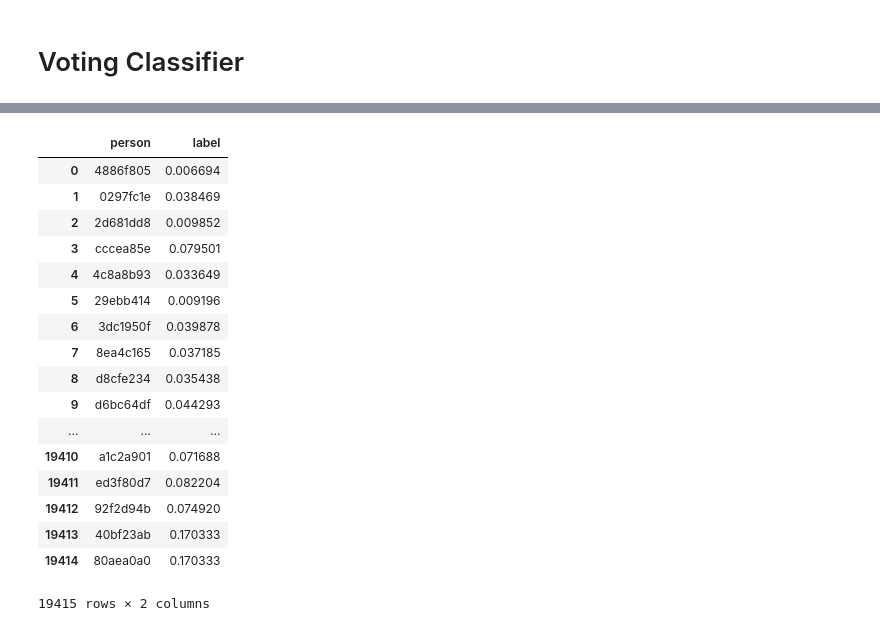
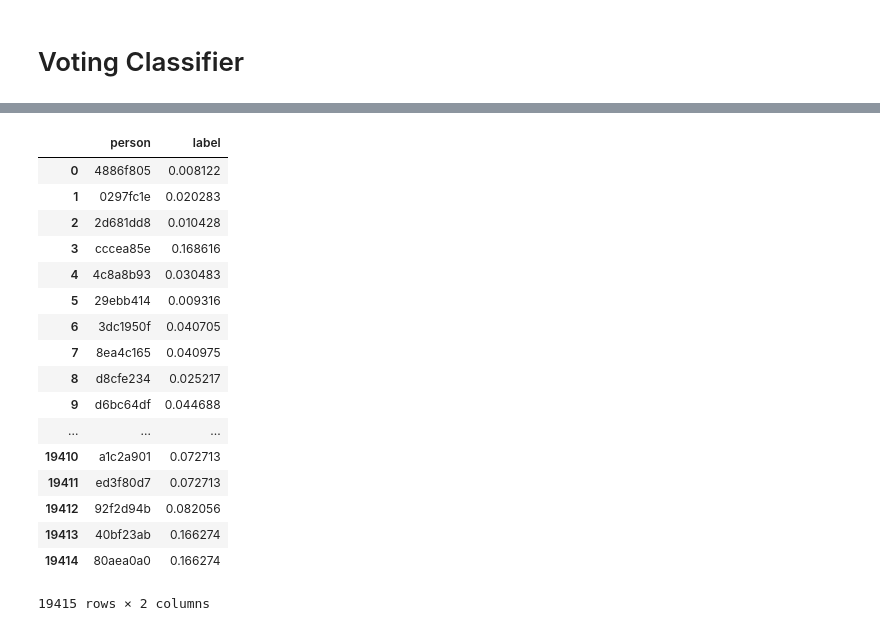
Before and after one commit to IgnacioKomar/OrganizacionDeDatos, a Jupyter notebook: TP2/TP2b.ipynb, the cells around one changed output, grey strips where cells are left out. Saved outputs shown, nothing was run; the diff lists cells and outputs as text; code cells hidden in the pictures.

```diff
--- a/TP2/TP2b.ipynb
+++ b/TP2/TP2b.ipynb
@@ -186,21 +187,21 @@ dfTest.to_csv('trocafone_kaggle_submit.csv', index=False)
 # %%
-pd.read_csv('trocafone_kaggle_submit.csv')
+pd.read_csv('trocafone_kaggle_submitB.csv')
 # %% [output]
 |  | person | label |
-| 0 | 4886f805 | 0.006694 |
-| 1 | 0297fc1e | 0.038469 |
-| 2 | 2d681dd8 | 0.009852 |
-| 3 | cccea85e | 0.079501 |
-| 4 | 4c8a8b93 | 0.033649 |
-| 5 | 29ebb414 | 0.009196 |
-| 6 | 3dc1950f | 0.039878 |
-| 7 | 8ea4c165 | 0.037185 |
-| 8 | d8cfe234 | 0.035438 |
-| 9 | d6bc64df | 0.044293 |
+| 0 | 4886f805 | 0.008122 |
+| 1 | 0297fc1e | 0.020283 |
+| 2 | 2d681dd8 | 0.010428 |
+| 3 | cccea85e | 0.168616 |
+| 4 | 4c8a8b93 | 0.030483 |
+| 5 | 29ebb414 | 0.009316 |
+| 6 | 3dc1950f | 0.040705 |
+| 7 | 8ea4c165 | 0.040975 |
+| 8 | d8cfe234 | 0.025217 |
+| 9 | d6bc64df | 0.044688 |
 | ... | ... | ... |
-| 19410 | a1c2a901 | 0.071688 |
-| 19411 | ed3f80d7 | 0.082204 |
-| 19412 | 92f2d94b | 0.074920 |
-| 19413 | 40bf23ab | 0.170333 |
-| 19414 | 80aea0a0 | 0.170333 |
+| 19410 | a1c2a901 | 0.072713 |
+| 19411 | ed3f80d7 | 0.072713 |
+| 19412 | 92f2d94b | 0.082056 |
+| 19413 | 40bf23ab | 0.166274 |
+| 19414 | 80aea0a0 | 0.166274 |
 19415 rows × 2 columns
```
Also changed, not shown: parts of 6 cells of this notebook, 1 other file.
